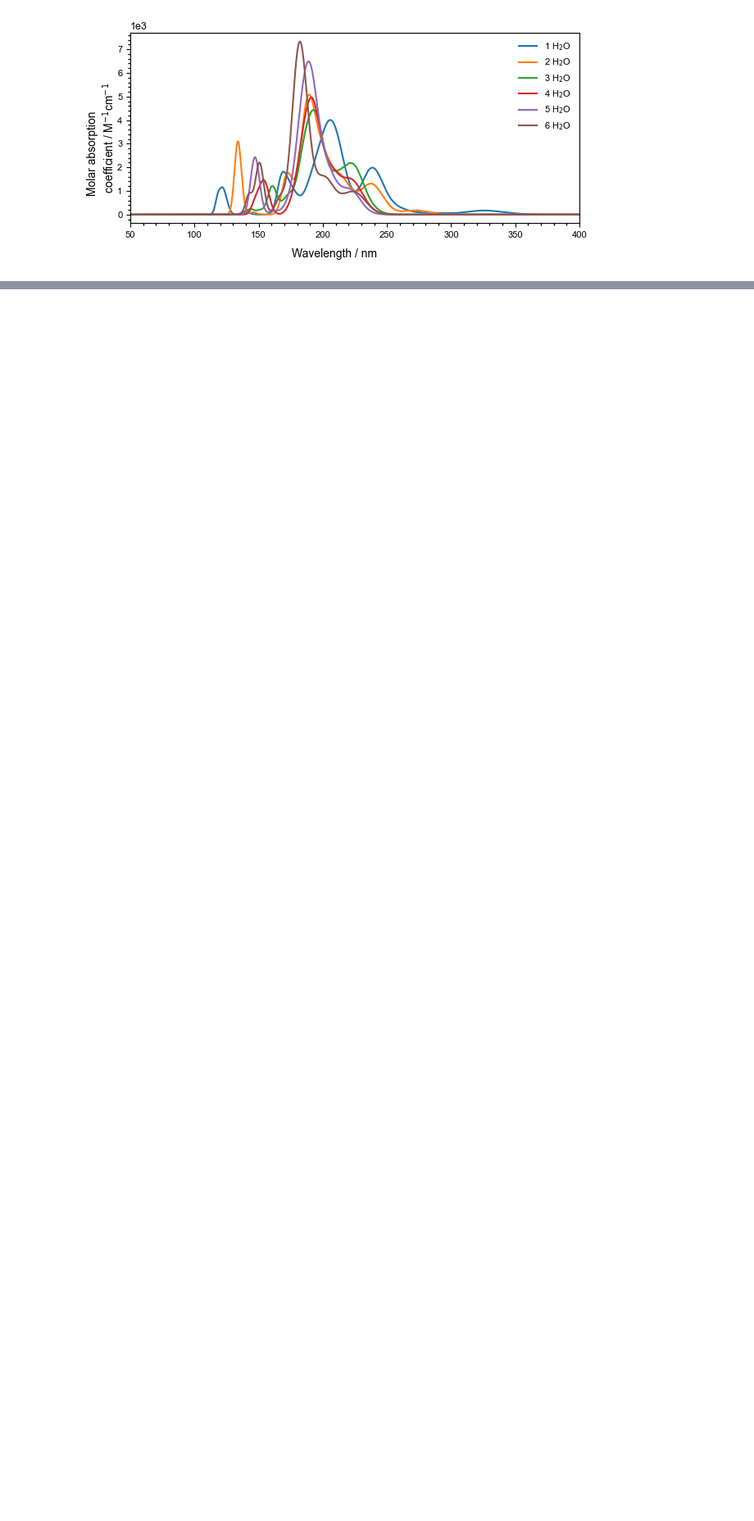
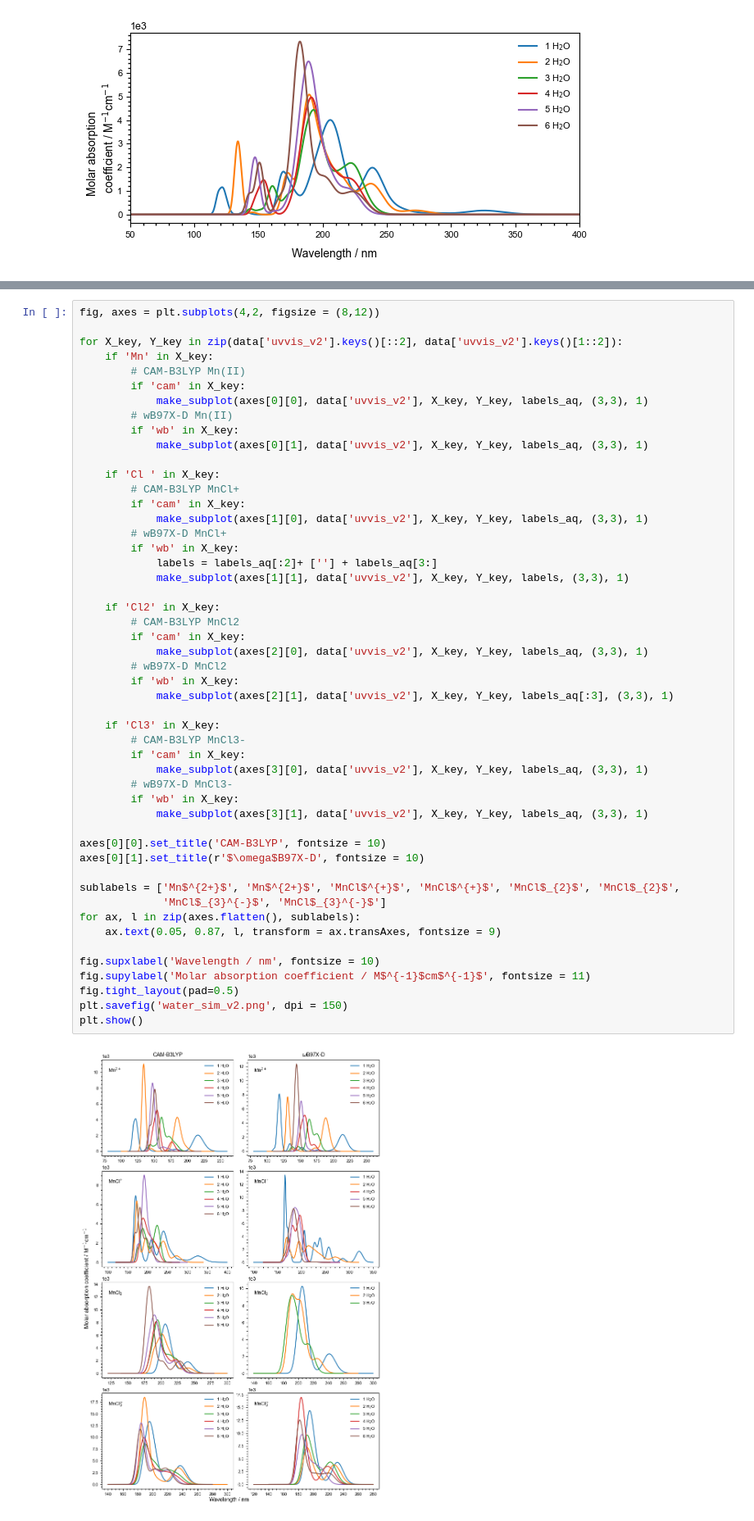
Before and after one commit to Normann25/Manganese-chlorides, a Jupyter notebook: Bachelor/Calculations/water_sim/water_sim_v2.ipynb, the cells around one changed output, grey strips where cells are left out. Shown at 82% size. Saved outputs shown, nothing was run; the diff lists cells and outputs as text; blank space fills up the shorter version.

```diff
--- a/Bachelor/Calculations/water_sim/water_sim_v2.ipynb
+++ b/Bachelor/Calculations/water_sim/water_sim_v2.ipynb
@@ -308,0 +186,52 @@ plt.show()
+# %%
+fig, axes = plt.subplots(4,2, figsize = (8,12))
+
+for X_key, Y_key in zip(data['uvvis_v2'].keys()[::2], data['uvvis_v2'].keys()[1::2]):
+    if 'Mn' in X_key:
+        # CAM-B3LYP Mn(II)
+        if 'cam' in X_key:
+            make_subplot(axes[0][0], data['uvvis_v2'], X_key, Y_key, labels_aq, (3,3), 1)
+        # wB97X-D Mn(II)
+        if 'wb' in X_key:
+            make_subplot(axes[0][1], data['uvvis_v2'], X_key, Y_key, labels_aq, (3,3), 1)
+
+    if 'Cl ' in X_key:
+        # CAM-B3LYP MnCl+
+        if 'cam' in X_key:
+            make_subplot(axes[1][0], data['uvvis_v2'], X_key, Y_key, labels_aq, (3,3), 1)
+        # wB97X-D MnCl+
+        if 'wb' in X_key:
+            labels = labels_aq[:2]+ [''] + labels_aq[3:]
+            make_subplot(axes[1][1], data['uvvis_v2'], X_key, Y_key, labels, (3,3), 1)
+
+    if 'Cl2' in X_key:
+        # CAM-B3LYP MnCl2
+        if 'cam' in X_key:
+            make_subplot(axes[2][0], data['uvvis_v2'], X_key, Y_key, labels_aq, (3,3), 1)
+        # wB97X-D MnCl2
+        if 'wb' in X_key:
+            make_subplot(axes[2][1], data['uvvis_v2'], X_key, Y_key, labels_aq[:3], (3,3), 1)
+
+    if 'Cl3' in X_key:
+        # CAM-B3LYP MnCl3-
+        if 'cam' in X_key:
+            make_subplot(axes[3][0], data['uvvis_v2'], X_key, Y_key, labels_aq, (3,3), 1)
+        # wB97X-D MnCl3-
+        if 'wb' in X_key:
+            make_subplot(axes[3][1], data['uvvis_v2'], X_key, Y_key, labels_aq, (3,3), 1)
+
+axes[0][0].set_title('CAM-B3LYP', fontsize = 10)
+axes[0][1].set_title(r'$\omega$B97X-D', fontsize = 10)
+
+sublabels = ['Mn$^{2+}$', 'Mn$^{2+}$', 'MnCl$^{+}$', 'MnCl$^{+}$', 'MnCl$_{2}$', 'MnCl$_{2}$',
+             'MnCl$_{3}^{-}$', 'MnCl$_{3}^{-}$']
+for ax, l in zip(axes.flatten(), sublabels):
+    ax.text(0.05, 0.87, l, transform = ax.transAxes, fontsize = 9)
+
+fig.supxlabel('Wavelength / nm', fontsize = 10)
+fig.supylabel('Molar absorption coefficient / M$^{-1}$cm$^{-1}$', fontsize = 11)
+fig.tight_layout(pad=0.5)
+plt.savefig('water_sim_v2.png', dpi = 150)
+plt.show()
+# %% [output]
+[figure, added]
```
Also changed, not shown: parts of 9 cells of this notebook, 11 other files.
